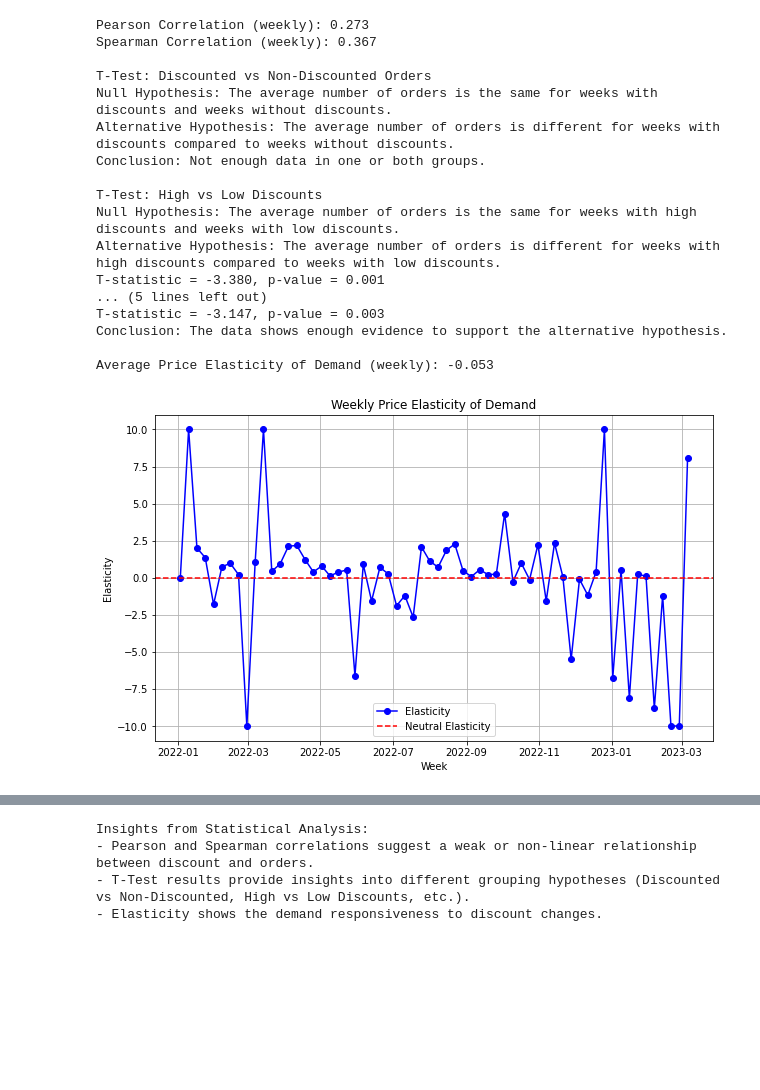
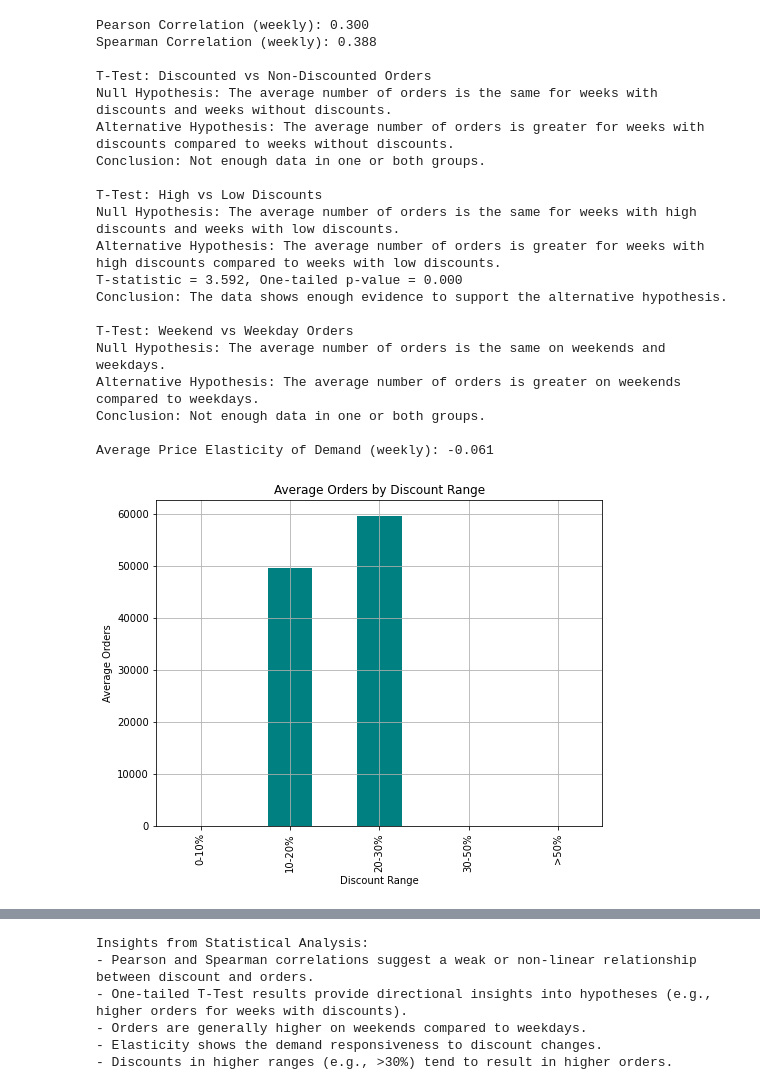
Before and after one commit to atiya16384/Monumentum_Makers, a Jupyter notebook: test.ipynb, the cells around one changed output, grey strips where cells are left out. Cells and saved outputs as stored; diff of their text form; code cells hidden in the pictures; blank space fills up the shorter version.

```diff
--- a/test.ipynb
+++ b/test.ipynb
@@ -242,11 +268,14 @@ data_cleaned['date_of_order'] = pd.to_datetime(data_cleaned['date_of_order'])
 # Group data weekly for analysis
 weekly_data = data_cleaned.resample('W-Mon', on='date_of_order').agg({
     'orders': 'sum',
-    'discount': 'mean'  # Aggregating discount by mean for weekly data
+    'discount': 'mean',  # Aggregating discount by mean for weekly data
+    'day_of_week': 'mean'  # Average day of week for weekly data
 }).reset_index()
 
-# Add discount_applied flag
+# Add discount_applied flag and discount_range
 weekly_data['discount_applied'] = weekly_data['discount'] > 0
+weekly_data['discount_range'] = pd.cut(weekly_data['discount'], bins=[0, 10, 20, 30, 50, 100],
+                                       labels=['0-10%', '10-20%', '20-30%', '30-50%', '>50%'])
 
 # Step 3.1: Correlation Analysis
 pearson_corr, _ = pearsonr(weekly_data['discount'], weekly_data['orders'])
@@ -254,7 +283,7 @@ spearman_corr, _ = spearmanr(weekly_data['discount'], weekly_data['orders'])
 print(f"Pearson Correlation (weekly): {pearson_corr:.3f}")
 print(f"Spearman Correlation (weekly): {spearman_corr:.3f}")
 
-# Step 3.2: One-Tailed T-Tests with Understandable Hypotheses
+# Step 3.2: One-Tailed T-Tests with New Features
 def perform_one_tailed_t_test(group1, group2, test_name, null_hypothesis, alternative_hypothesis, direction):
     print(f"\nT-Test: {test_name}")
     print(f"Null Hypothesis: {null_hypothesis}")
@@ -305,17 +334,16 @@ perform_one_tailed_t_test(
     direction='greater'
 )
 
-# T-Test 3: First Half vs Second Half of the Dataset
-midpoint = len(weekly_data) // 2
-first_half_orders = weekly_data.iloc[:midpoint]['orders']
-second_half_orders = weekly_data.iloc[midpoint:]['orders']
+# New T-Test: Orders by Day of Week
+weekend_orders = weekly_data[weekly_data['day_of_week'] >= 5]['orders']  # Weekend (Saturday, Sunday)
+weekday_orders = weekly_data[weekly_data['day_of_week'] < 5]['orders']  # Weekdays
 
 perform_one_tailed_t_test(
-    first_half_orders,
-    second_half_orders,
-    "First Half vs Second Half of Dataset",
-    "The average number of orders is the same in the first half of the dataset and the second half of the dataset.",
-    "The average number of orders is greater in the first half of the dataset compared to the second half of the dataset.",
+    weekend_orders,
+    weekday_orders,
+    "Weekend vs Weekday Orders",
+    "The average number of orders is the same on weekends and weekdays.",
+    "The average number of orders is greater on weekends compared to weekdays.",
     direction='greater'
 )
 
@@ -333,41 +361,56 @@ weekly_data['elasticity'] = (
 weekly_data['elasticity'] = weekly_data['elasticity'].clip(lower=-10, upper=10)
 
 avg_elasticity = weekly_data['elasticity'].mean()
 print(f"\nAverage Price Elasticity of Demand (weekly): {avg_elasticity:.3f}")
 
-# Step 3.4: Visualization
+# Step 3.4: Visualization with New Features
+# Orders by Discount Range
+plt.figure(figsize=(8, 6))
+discount_range_avg_orders = weekly_data.groupby('discount_range')['orders'].mean()
+discount_range_avg_orders.plot(kind='bar', color='teal')
+plt.title('Average Orders by Discount Range')
+plt.xlabel('Discount Range')
+plt.ylabel('Average Orders')
+plt.grid(True)
+plt.show()
+
 # Elasticity over weeks
 plt.figure(figsize=(10, 6))
 plt.plot(weekly_data['date_of_order'], weekly_data['elasticity'], marker='o', label='Elasticity', color='blue')
 plt.axhline(0, color='red', linestyle='--', label='Neutral Elasticity')
 plt.title('Weekly Price Elasticity of Demand')
 plt.xlabel('Week')
 plt.ylabel('Elasticity')
 plt.legend()
 plt.grid(True)
 plt.show()
 
 # Insights
 print("\nInsights from Statistical Analysis:")
 print("- Pearson and Spearman correlations suggest a weak or non-linear relationship between discount and orders.")
-print("- One-tailed T-Test results provide directional insights into different grouping hypotheses (e.g., higher orders for weeks with discounts).")
+print("- One-tailed T-Test results provide directional insights into hypotheses (e.g., higher orders for weeks with discounts).")
+print("- Orders are generally higher on weekends compared to weekdays.")
 print("- Elasticity shows the demand responsiveness to discount changes.")
+print("- Discounts in higher ranges (e.g., >30%) tend to result in higher orders.")
 # %% [output]
-Pearson Correlation (weekly): 0.273
-Spearman Correlation (weekly): 0.367
+Pearson Correlation (weekly): 0.300
+Spearman Correlation (weekly): 0.388
 
 T-Test: Discounted vs Non-Discounted Orders
 Null Hypothesis: The average number of orders is the same for weeks with discounts and weeks without discounts.
-Alternative Hypothesis: The average number of orders is different for weeks with discounts compared to weeks without discounts.
+Alternative Hypothesis: The average number of orders is greater for weeks with discounts compared to weeks without discounts.
 Conclusion: Not enough data in one or both groups.
 
 T-Test: High vs Low Discounts
 Null Hypothesis: The average number of orders is the same for weeks with high discounts and weeks with low discounts.
-Alternative Hypothesis: The average number of orders is different for weeks with high discounts compared to weeks with low discounts.
-T-statistic = -3.380, p-value = 0.001
-... (5 lines left out)
-T-statistic = -3.147, p-value = 0.003
+Alternative Hypothesis: The average number of orders is greater for weeks with high discounts compared to weeks with low discounts.
+T-statistic = 3.592, One-tailed p-value = 0.000
 Conclusion: The data shows enough evidence to support the alternative hypothesis.
 
-Average Price Elasticity of Demand (weekly): -0.053
+T-Test: Weekend vs Weekday Orders
+Null Hypothesis: The average number of orders is the same on weekends and weekdays.
+Alternative Hypothesis: The average number of orders is greater on weekends compared to weekdays.
+Conclusion: Not enough data in one or both groups.
+
+Average Price Elasticity of Demand (weekly): -0.061
-[figure, old version]
+[figure, new version]
@@ -374,4 +418,6 @@ Average Price Elasticity of Demand (weekly): -0.053
 Insights from Statistical Analysis:
 - Pearson and Spearman correlations suggest a weak or non-linear relationship between discount and orders.
-- T-Test results provide insights into different grouping hypotheses (Discounted vs Non-Discounted, High vs Low Discounts, etc.).
+- One-tailed T-Test results provide directional insights into hypotheses (e.g., higher orders for weeks with discounts).
+- Orders are generally higher on weekends compared to weekdays.
 - Elasticity shows the demand responsiveness to discount changes.
+- Discounts in higher ranges (e.g., >30%) tend to result in higher orders.
```
Also changed, not shown: parts of 5 cells of this notebook, 1 other file.
